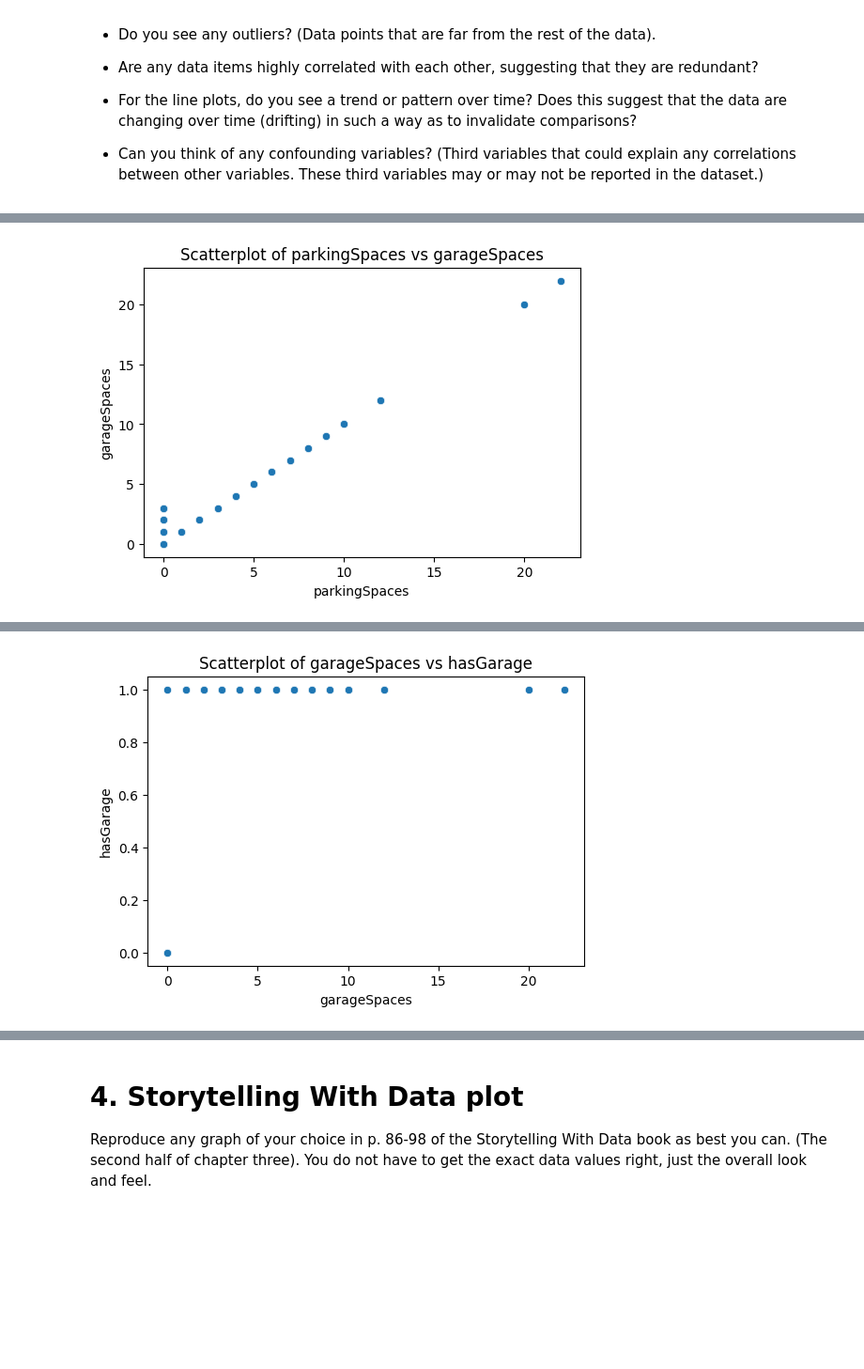
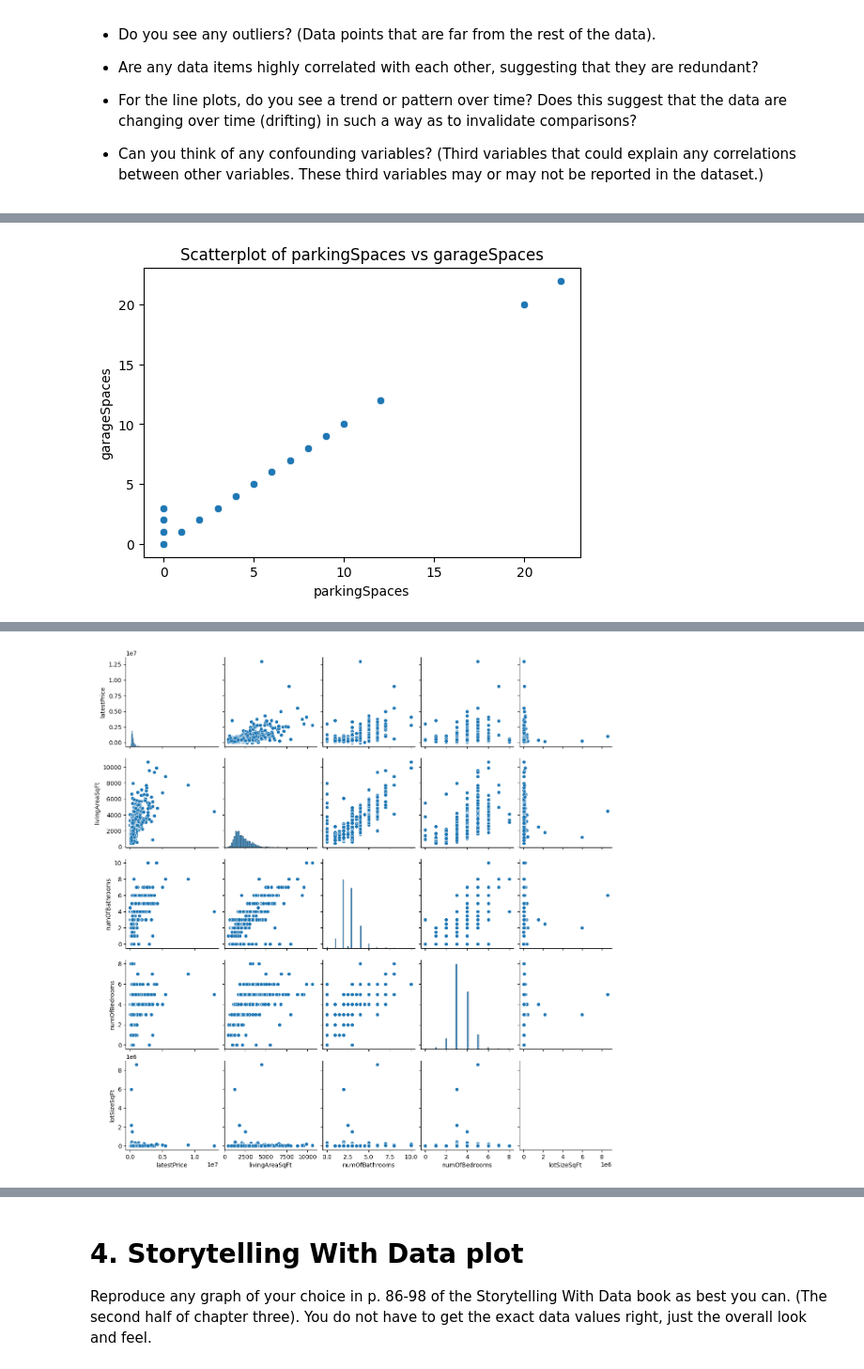
Before and after one commit to LionelCCC/2025-spring-B2, a Jupyter notebook: Week6.ipynb, the cells around one changed output, grey strips where cells are left out. Shown: that part at 94% size. Saved outputs shown, nothing was run; the diff lists cells and outputs as text; code cells hidden in the pictures; blank space fills up the shorter version.

```diff
--- a/Week6.ipynb
+++ b/Week6.ipynb
@@ -98,58 +95,64 @@ Austin Housing Data Sample:
 # %%
-# 1. Correlation Matrix
-corr_matrix = df.corr(numeric_only=True)
-print("\nCorrelation Matrix:")
-print(corr_matrix)
+# Drop non-numeric columns to avoid errors in correlation calculations
+df_numeric = df.select_dtypes(include=['number'])
 
-# 2. Identifying Highly Correlated Variables
-high_corr_pairs = corr_matrix.unstack().sort_values(ascending=False)
-high_corr_pairs = high_corr_pairs[(high_corr_pairs > 0.7) & (high_corr_pairs < 1)]
-print("\nHighly Correlated Variable Pairs:")
+# 1. Compute Correlation Matrix (Select Key Correlations)
+corr_matrix = df_numeric.corr()
+
+# Find highly correlated variable pairs (above 0.7 but less than 1 to avoid self-correlation)
+high_corr_pairs = (
+    corr_matrix.unstack()
+    .sort_values(ascending=False)
+    .drop_duplicates()
+    .reset_index()
+)
+high_corr_pairs.columns = ["Feature1", "Feature2", "Correlation"]
+high_corr_pairs = high_corr_pairs[
+    (high_corr_pairs["Correlation"] > 0.7) & (high_corr_pairs["Correlation"] < 1)
+]
+print("\nHighly Correlated Variable Pairs (Above 0.7):")
 print(high_corr_pairs)
 
-# 3. Scatterplots for Highly Correlated Pairs
-for (var1, var2) in high_corr_pairs.index:
+# 2. Scatterplots for Highly Correlated Features (Select Top 3)
+top_corr_features = high_corr_pairs.head(3)
+for index, row in top_corr_features.iterrows():
     plt.figure(figsize=(6, 4))
-    sns.scatterplot(x=df[var1], y=df[var2])
-    plt.title(f"Scatterplot of {var1} vs {var2}")
+    sns.scatterplot(x=df[row["Feature1"]], y=df[row["Feature2"]])
+    plt.title(f"Scatterplot of {row['Feature1']} vs {row['Feature2']}")
     plt.show()
 
-# 4. Pairplot (for numerical variables)
-num_cols = df.select_dtypes(include=["number"]).columns
-sns.pairplot(df[num_cols])
+# 3. Pairplot for the Most Relevant Features (Downsampled)
+relevant_features = ["latestPrice", "livingAreaSqFt", "numOfBathrooms", "numOfBedrooms", "lotSizeSqFt"]
+df_sampled = df_numeric[relevant_features].sample(frac=0.2, random_state=42)  # Use only 20% to avoid memory overload
+sns.pairplot(df_sampled)
 plt.show()
 
-# 5. Line plots for Time-based Data (if date column exists)
+# 4. Line Plot for Trends Over Time (if 'date' exists)
 if 'date' in df.columns:
     df['date'] = pd.to_datetime(df['date'])
     df.set_index('date', inplace=True)
 
     plt.figure(figsize=(12, 5))
-    df.resample("M").mean()["price"].plot(title="Average House Price Over Time")
+    df.resample("M").mean()["latestPrice"].plot(title="Average House Price Over Time")
     plt.xlabel("Year")
     plt.ylabel("Price")
     plt.show()
 
-# 6. Identifying Outliers
-outliers = {}
-for col in num_cols:
-    q1 = df[col].quantile(0.25)
-    q3 = df[col].quantile(0.75)
-    iqr = q3 - q1
-    lower_bound = q1 - 1.5 * iqr
-    upper_bound = q3 + 1.5 * iqr
-    outliers[col] = df[(df[col] < lower_bound) | (df[col] > upper_bound)].shape[0]
+# 5. Outlier Detection (Boxplots for Key Features)
+key_outlier_features = ["latestPrice", "livingAreaSqFt", "numOfBathrooms", "lotSizeSqFt"]
+for feature in key_outlier_features:
+    plt.figure(figsize=(6, 4))
+    sns.boxplot(data=df, y=feature)
+    plt.title(f"Outlier Detection in {feature}")
+    plt.show()
 
-print("\nOutlier Counts per Column:")
-print(outliers)
+# 6. Checking for Redundant Variables
+print("\nPotential Redundant Variables (Highly Correlated Features Above 0.7):")
+print(high_corr_pairs)
 
-# 7. Checking for Redundant Variables (High Correlation)
-redundant_features = [var1 for var1, var2 in high_corr_pairs.index]
-print("\nPotential Redundant Variables:", redundant_features)
-
-# 8. Checking for Confounding Variables
-# Example: Is the relationship between 'sqft_living' and 'price' confounded by 'number of bedrooms'?
-sns.lmplot(data=df, x="sqft_living", y="price", hue="bedrooms", fit_reg=True)
-plt.title("Effect of Sqft Living on Price (Colored by Bedrooms)")
+# 7. Confounding Variable Analysis: Example of School Ratings & Housing Prices
+plt.figure(figsize=(8, 5))
+sns.scatterplot(data=df, x="avgSchoolRating", y="latestPrice", hue="numOfBathrooms", alpha=0.6)
+plt.title("Effect of School Rating on House Prices (Colored by Bathrooms)")
 plt.show()
 # %% [output]
@@ -175 +165 @@ dtype: float64
-[figure, old version]
+[figure, new version]
```
Also changed, not shown: parts of 3 cells of this notebook.
